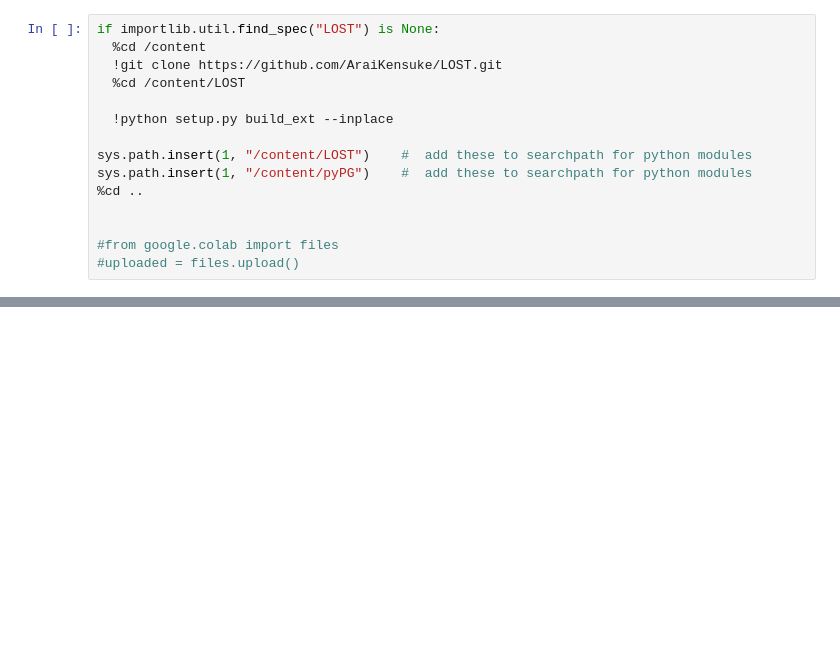
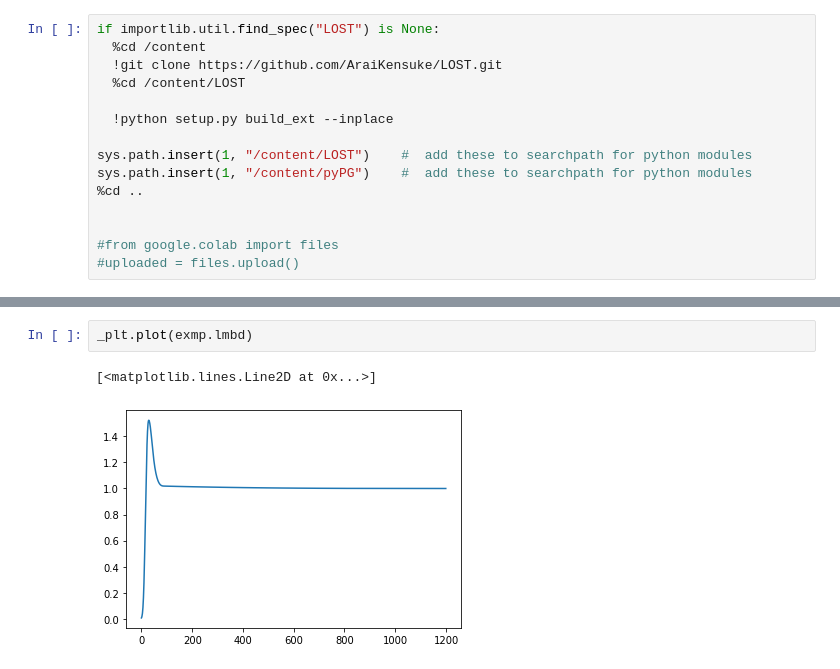
Before and after one commit to AraiKensuke/LOST, a Jupyter notebook: FitExamples.ipynb, the cells around one changed output, grey strips where cells are left out. Saved outputs shown, nothing was run; the diff lists cells and outputs as text; blank space fills up the shorter version.

```diff
--- a/FitExamples.ipynb
+++ b/FitExamples.ipynb
@@ -201,0 +141,5 @@ kfcomMPmv_ram.pyx
+# %%
+_plt.plot(exmp.lmbd)
+# %% [output]
+[<matplotlib.lines.Line2D at 0x...>]
+[figure, added]
```
Also changed, not shown: parts of 13 cells of this notebook.
